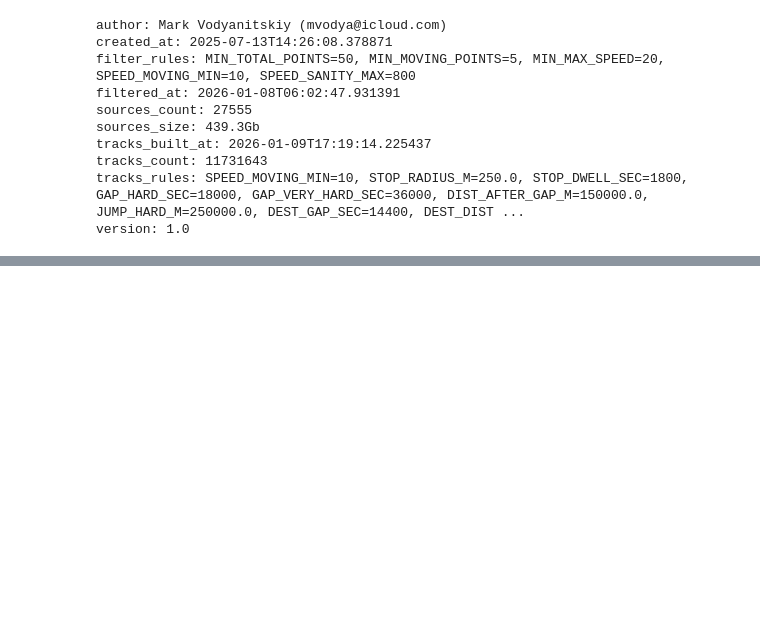
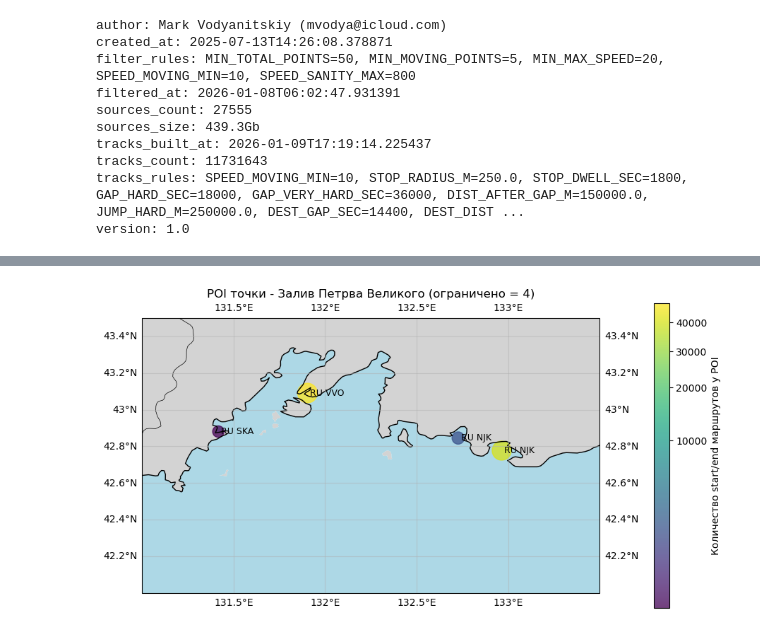
Before and after one commit to mvodya/marinetime-tracer, a Jupyter notebook: research/23-extract-poi.ipynb, the cells around one changed output, grey strips where cells are left out. Saved outputs shown, nothing was run; the diff lists cells and outputs as text; code cells hidden in the pictures; blank space fills up the shorter version.

```diff
--- a/research/23-extract-poi.ipynb
+++ b/research/23-extract-poi.ipynb
@@ -1173,0 +1231,89 @@ plt.show()
+# %%
+extent = (131.0, 133.5, 42.0, 43.5)
+
+top_label_len = 22          # обрезка подписи
+min_count_to_label = 200    # подписи только для достаточно крупных POI
+max_labels = 60             # верхний лимит подписей (по убыванию count_total)
+gamma = 0.35                # нелинейность для цвета и размеров
+
+lats = np.array([p["center_lat"] for p in pois], dtype=np.float64)
+lons = np.array([p["center_lon"] for p in pois], dtype=np.float64)
+counts = np.array([p["count_total"] for p in pois], dtype=np.float64)
+
+labels = []
+for p in pois:
+    td = p.get("top_destinations") or []
+    name = td[0]["name"] if td else ""
+    name = str(name).strip()
+    if len(name) > top_label_len:
+        name = name[:top_label_len - 1] + "…"
+    labels.append(name)
+
+# фильтр по extent (чтобы не рисовать и не подписывать вне области)
+min_lon, max_lon, min_lat, max_lat = map(float, extent)
+in_view = (lons >= min_lon) & (lons <= max_lon) & (lats >= min_lat) & (lats <= max_lat)
+
+lats_v = lats[in_view]
+lons_v = lons[in_view]
+counts_v = counts[in_view]
+labels_v = [lab for lab, ok in zip(labels, in_view) if ok]
+
+# размеры точек: нелинейно от count (нормируем на max внутри видимой области)
+cmax = float(counts_v.max()) if counts_v.size else 1.0
+cmax = max(cmax, 1.0)
+sizes_v = 20.0 + 380.0 * (counts_v / cmax) ** gamma
+
+fig = plt.figure(figsize=(11, 7))
+ax = plt.axes(projection=ccrs.PlateCarree())
+
+ax.set_extent([min_lon, max_lon, min_lat, max_lat], crs=ccrs.PlateCarree())
+
+ax.coastlines(resolution="10m")
+ax.add_feature(cfeature.LAND, facecolor="lightgray")
+ax.add_feature(cfeature.OCEAN, facecolor="lightblue")
+ax.add_feature(cfeature.BORDERS, linewidth=0.5)
+ax.gridlines(draw_labels=True, alpha=0.5)
+
+# цвет по count_total (только видимая область)
+vmin = float(counts_v.min()) if counts_v.size else 1.0
+vmin = max(1.0, vmin)
+norm = PowerNorm(gamma=gamma, vmin=vmin, vmax=cmax)
+
+sc = ax.scatter(
+    lons_v, lats_v,
+    s=sizes_v,
+    c=counts_v,
+    norm=norm,
+    alpha=0.75,
+    transform=ccrs.PlateCarree(),
+    clip_on=True,
+)
+
+cbar = plt.colorbar(sc, ax=ax, orientation="vertical", pad=0.09, shrink=0.8)
+cbar.set_label("Количество start/end маршрутов у POI")
+
+# подписи: только для видимых точек
+order = np.argsort(-counts_v)
+printed = 0
+for i in order:
+    if printed >= max_labels:
+        break
+    if counts_v[i] < min_count_to_label:
+        break
+    if not labels_v[i]:
+        continue
+
+    ax.text(
+        lons_v[i], lats_v[i],
+        " " + labels_v[i],
+        fontsize=9,
+        transform=ccrs.PlateCarree(),
+        ha="left", va="center",
+        clip_on=True,
+    )
+    printed += 1
+
+ax.set_title(f"POI точки - Залив Петрва Великого (ограничено = {printed})", fontsize=12)
+plt.show()
+# %% [output]
+[figure, added]
```
Also changed, not shown: parts of 16 cells of this notebook.
